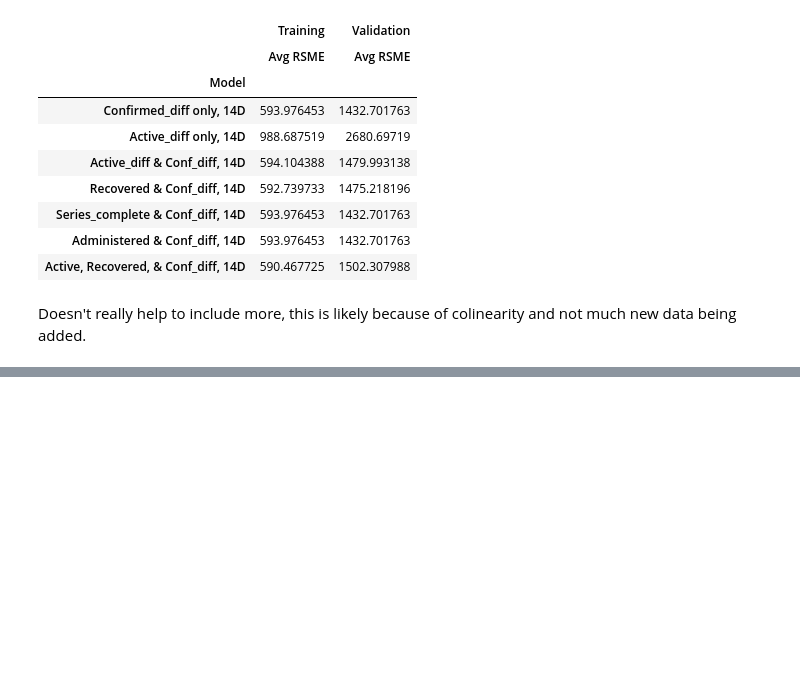
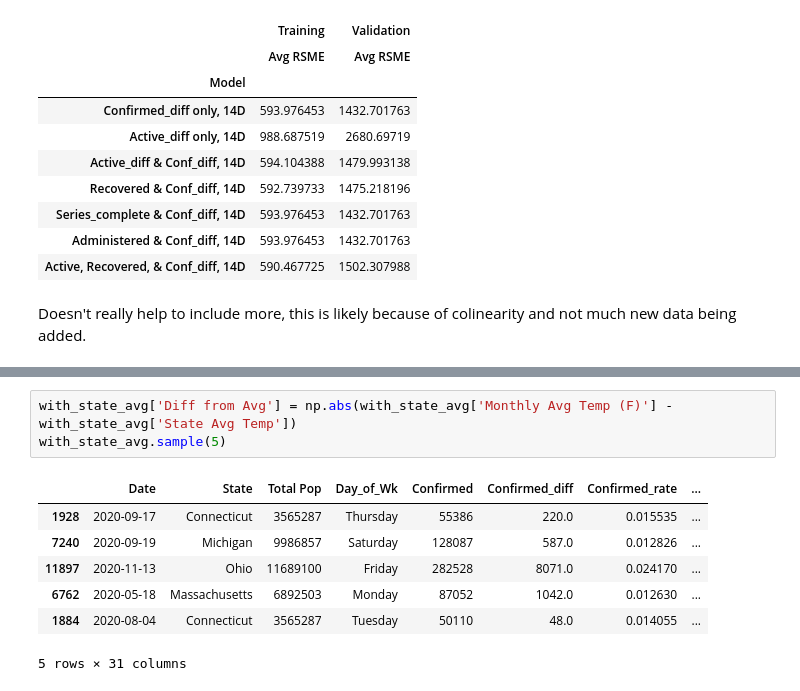
Before and after one commit to amichaelsen/COVID_project, a Jupyter notebook: analysis/modeling.ipynb, the cells around one changed output, grey strips where cells are left out. Saved outputs shown, nothing was run; the diff lists cells and outputs as text; blank space fills up the shorter version.

```diff
--- a/analysis/modeling.ipynb
+++ b/analysis/modeling.ipynb
@@ -555,0 +668,11 @@ ValueError: Input contains NaN, infinity or a value too large for dtype('float64
+# %%
+with_state_avg['Diff from Avg'] = np.abs(with_state_avg['Monthly Avg Temp (F)'] - with_state_avg['State Avg Temp'])
+with_state_avg.sample(5)
+# %% [output]
+|  | Date | State | Total Pop | Day_of_Wk | Confirmed | Confirmed_diff | Confirmed_rate | ... |
+| 1928 | 2020-09-17 | Connecticut | 3565287 | Thursday | 55386 | 220.0 | 0.015535 | ... |
+| 7240 | 2020-09-19 | Michigan | 9986857 | Saturday | 128087 | 587.0 | 0.012826 | ... |
+| 11897 | 2020-11-13 | Ohio | 11689100 | Friday | 282528 | 8071.0 | 0.024170 | ... |
+| 6762 | 2020-05-18 | Massachusetts | 6892503 | Monday | 87052 | 1042.0 | 0.012630 | ... |
+| 1884 | 2020-08-04 | Connecticut | 3565287 | Tuesday | 50110 | 48.0 | 0.014055 | ... |
+5 rows × 31 columns
```
Also changed, not shown: parts of 33 cells of this notebook, 2 other files.
